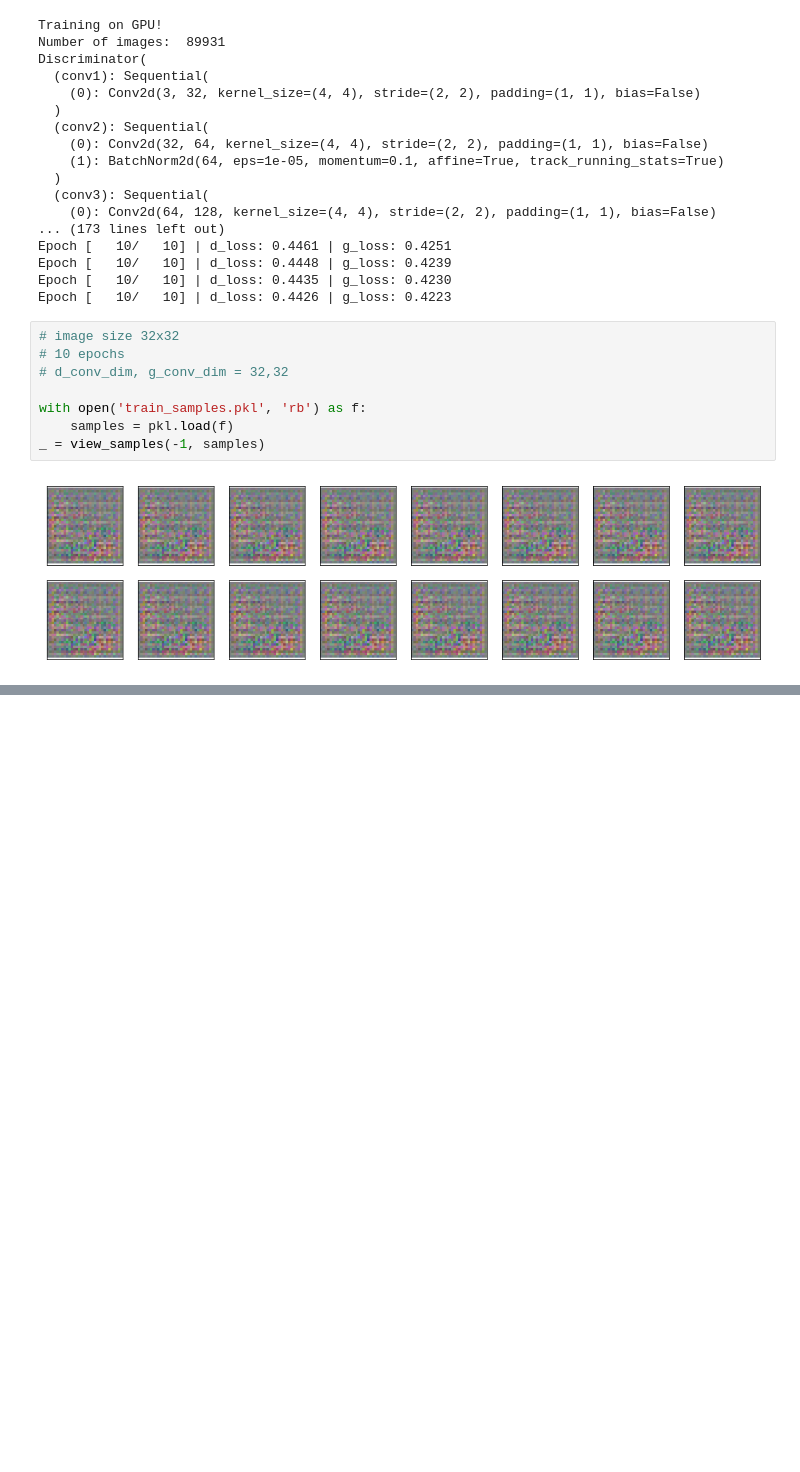
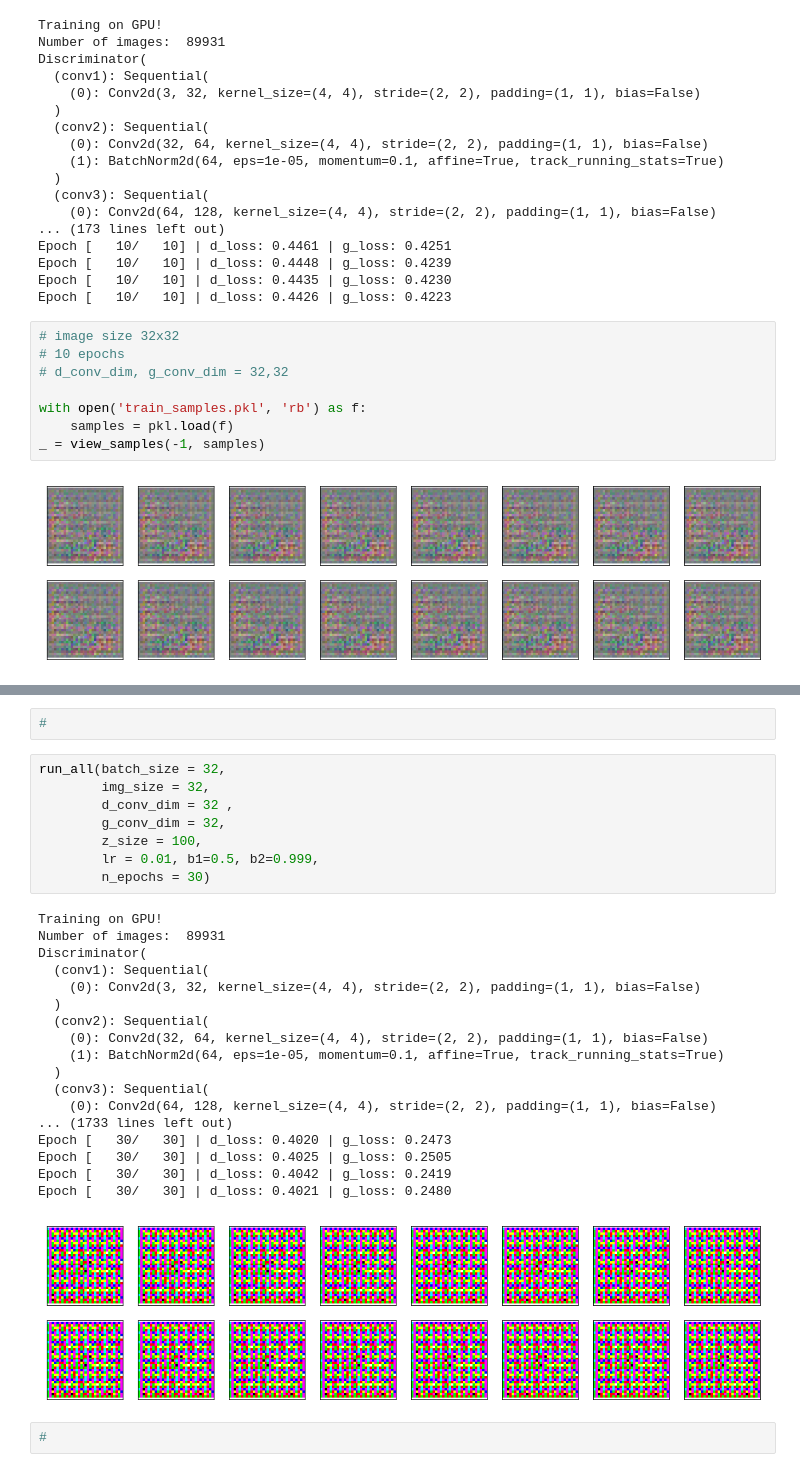
Before and after one commit to bkocis/DLND_Pr_5_Face_Generation, a Jupyter notebook: dlnd_face_generation.ipynb, the cells around one changed output, grey strips where cells are left out. Drawn from its saved outputs; the diff is of its cells as text; blank space fills up the shorter version.

```diff
--- a/dlnd_face_generation.ipynb
+++ b/dlnd_face_generation.ipynb
@@ -1529,0 +1944,31 @@ _ = view_samples(-1, samples)
+# %%
+#
+# %%
+run_all(batch_size = 32,
+        img_size = 32,
+        d_conv_dim = 32 ,
+        g_conv_dim = 32,
+        z_size = 100,
+        lr = 0.01, b1=0.5, b2=0.999,
+        n_epochs = 30)
+# %% [output]
+Training on GPU!
+Number of images:  89931
+Discriminator(
+  (conv1): Sequential(
+    (0): Conv2d(3, 32, kernel_size=(4, 4), stride=(2, 2), padding=(1, 1), bias=False)
+  )
+  (conv2): Sequential(
+    (0): Conv2d(32, 64, kernel_size=(4, 4), stride=(2, 2), padding=(1, 1), bias=False)
+    (1): BatchNorm2d(64, eps=1e-05, momentum=0.1, affine=True, track_running_stats=True)
+  )
+  (conv3): Sequential(
+    (0): Conv2d(64, 128, kernel_size=(4, 4), stride=(2, 2), padding=(1, 1), bias=False)
+... (1733 lines left out)
+Epoch [   30/   30] | d_loss: 0.4020 | g_loss: 0.2473
+Epoch [   30/   30] | d_loss: 0.4025 | g_loss: 0.2505
+Epoch [   30/   30] | d_loss: 0.4042 | g_loss: 0.2419
+Epoch [   30/   30] | d_loss: 0.4021 | g_loss: 0.2480
+[figure, added]
+# %%
+#
```
Also changed, not shown: parts of 12 cells of this notebook, 1 other file.
